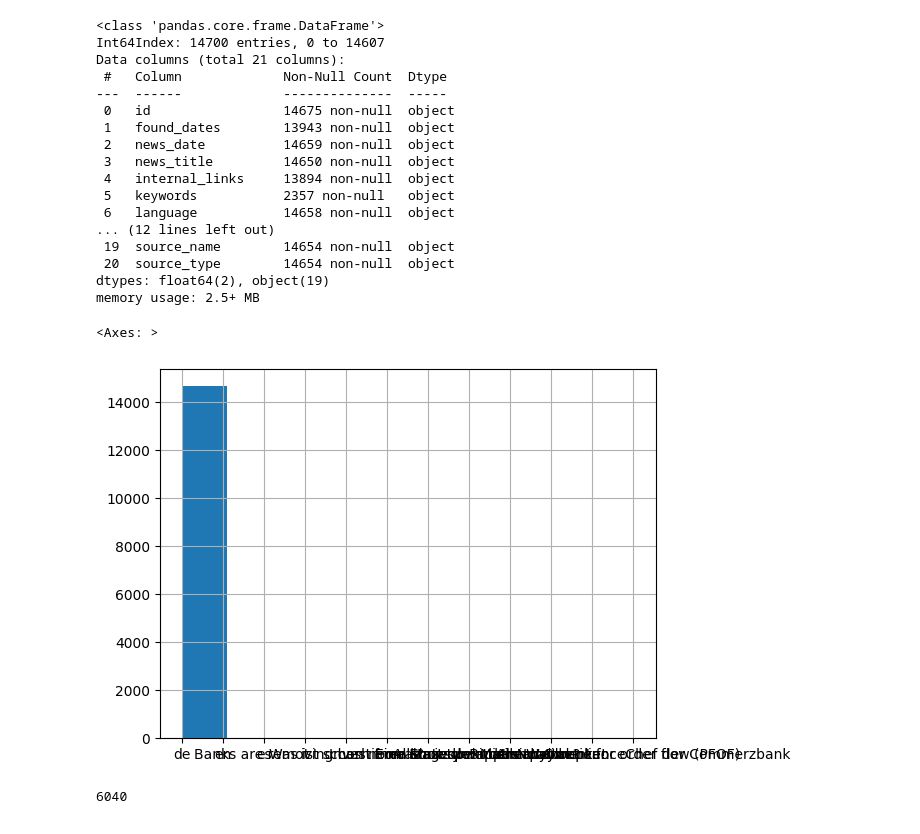
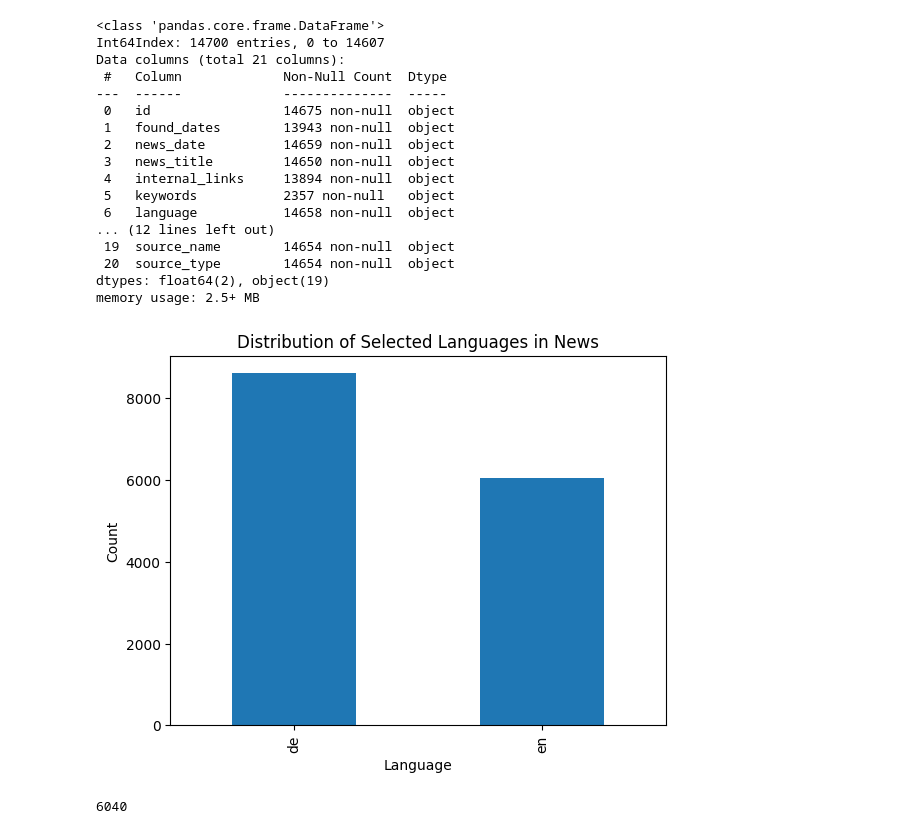
Before and after one commit to neelblabla/nlp_for_analysing_news_signals, a Jupyter notebook: 1_extracting_company_names_from_news_content/extract_company_names.ipynb, the cells around one changed output. Saved outputs shown, nothing was run; the diff lists cells and outputs as text; code cells hidden in the pictures.

Commit message:
language histogram

```diff
--- a/1_extracting_company_names_from_news_content/extract_company_names.ipynb
+++ b/1_extracting_company_names_from_news_content/extract_company_names.ipynb
@@ -85,11 +86,16 @@ Data columns (total 21 columns):
  20  source_type        14654 non-null  object
 dtypes: float64(2), object(19)
 memory usage: 2.5+ MB
-# %%
-news_df.language.hist()
-# %% [output]
-<Axes: >
-[figure, removed]
+# %%
+frequent_languages = ['en', 'de']
+filtered_df = news_df[news_df['language'].isin(frequent_languages)]
+filtered_df['language'].value_counts().plot(kind='bar')
+plt.xlabel('Language')
+plt.ylabel('Count')
+plt.title('Distribution of Selected Languages in News')
+plt.show()
+# %% [output]
+[figure, added]
 # %%
 news_df_en = news_df[news_df.language == 'en']
 print(len(news_df_en))
```
Also changed, not shown: parts of 2 cells of this notebook.
